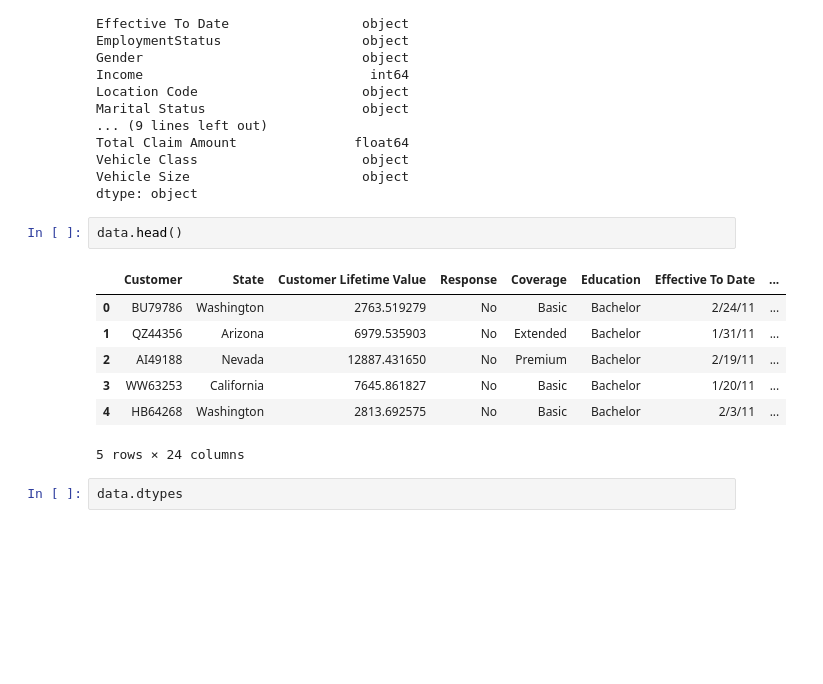
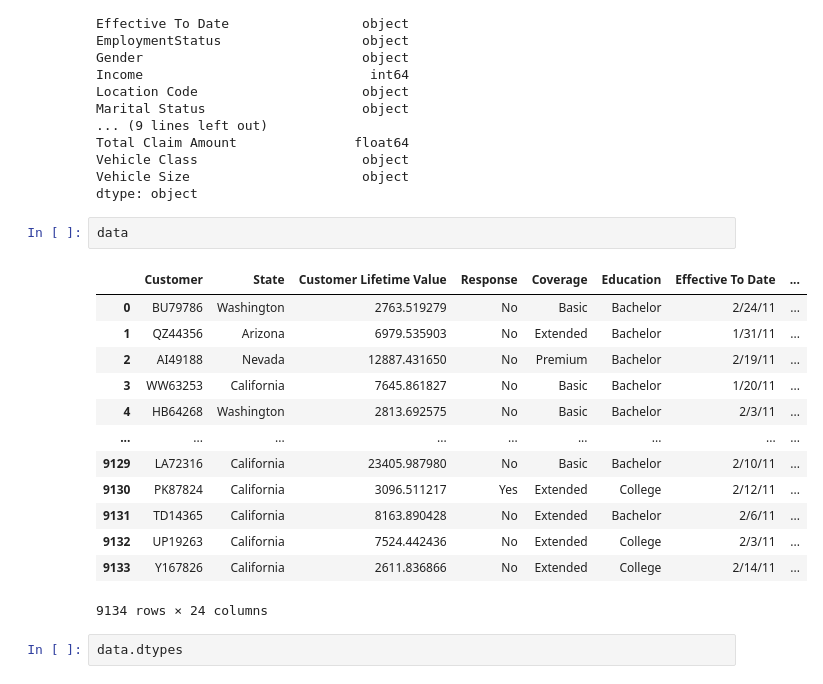
Before and after one commit to Hubert-Trasch/lab-customer-analysis-round-7, a Jupyter notebook: Labs_Round_7.ipynb, the cells around one changed output. Saved outputs shown, nothing was run; the diff lists cells and outputs as text; blank space fills up the shorter version.

```diff
--- a/Labs_Round_7.ipynb
+++ b/Labs_Round_7.ipynb
@@ -51,15 +63,21 @@ Vehicle Class                     object
 Vehicle Size                      object
 dtype: object
 # %%
-data.head()
+data
 # %% [output]
 |  | Customer | State | Customer Lifetime Value | Response | Coverage | Education | Effective To Date | ... |
 | 0 | BU79786 | Washington | 2763.519279 | No | Basic | Bachelor | 2/24/11 | ... |
 | 1 | QZ44356 | Arizona | 6979.535903 | No | Extended | Bachelor | 1/31/11 | ... |
 | 2 | AI49188 | Nevada | 12887.431650 | No | Premium | Bachelor | 2/19/11 | ... |
 | 3 | WW63253 | California | 7645.861827 | No | Basic | Bachelor | 1/20/11 | ... |
 | 4 | HB64268 | Washington | 2813.692575 | No | Basic | Bachelor | 2/3/11 | ... |
+| ... | ... | ... | ... | ... | ... | ... | ... | ... |
+| 9129 | LA72316 | California | 23405.987980 | No | Basic | Bachelor | 2/10/11 | ... |
+| 9130 | PK87824 | California | 3096.511217 | Yes | Extended | College | 2/12/11 | ... |
+| 9131 | TD14365 | California | 8163.890428 | No | Extended | Bachelor | 2/6/11 | ... |
+| 9132 | UP19263 | California | 7524.442436 | No | Extended | College | 2/3/11 | ... |
+| 9133 | Y167826 | California | 2611.836866 | No | Extended | College | 2/14/11 | ... |
-5 rows × 24 columns
+9134 rows × 24 columns
 # %%
 data.dtypes
 # %% [output]
```
Also changed, not shown: parts of 27 cells of this notebook.
